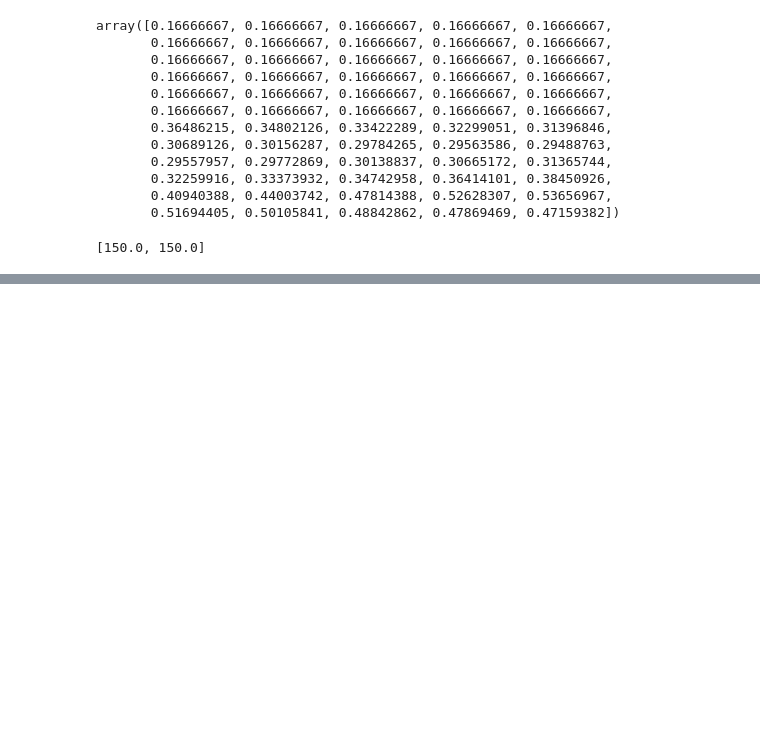
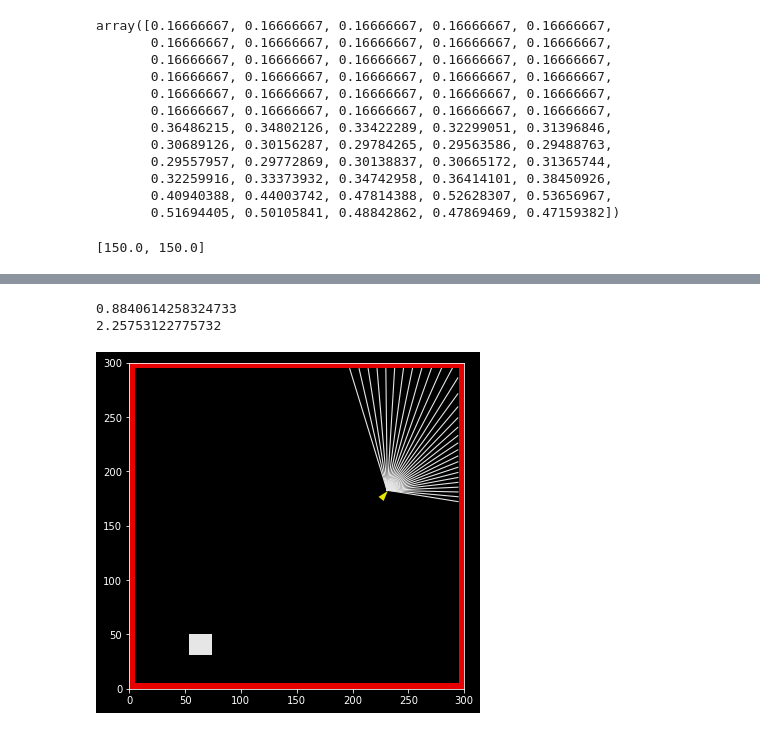
Before and after one commit to liuandrew/training-rl-algo, a Jupyter notebook: write_and_test/environment_development.ipynb, the cells around one changed output, grey strips where cells are left out. Saved outputs shown, nothing was run; the diff lists cells and outputs as text; code cells hidden in the pictures; blank space fills up the shorter version.

```diff
--- a/write_and_test/environment_development.ipynb
+++ b/write_and_test/environment_development.ipynb
@@ -877,0 +980,12 @@ char.pos
+# %%
+env.step(2)
+print((env.character.angle + 2 * np.pi) % (2 * np.pi))
+wall_angle = 1 * np.pi
+char_2pi_angle = (env.character.angle + 2 * np.pi) % (2 * np.pi)
+
+print(
+env.render('human')
+# %% [output]
+0.8840614258324733
+2.25753122775732
+[figure, added]
```
Also changed, not shown: parts of 8 cells of this notebook, 9 other files.
